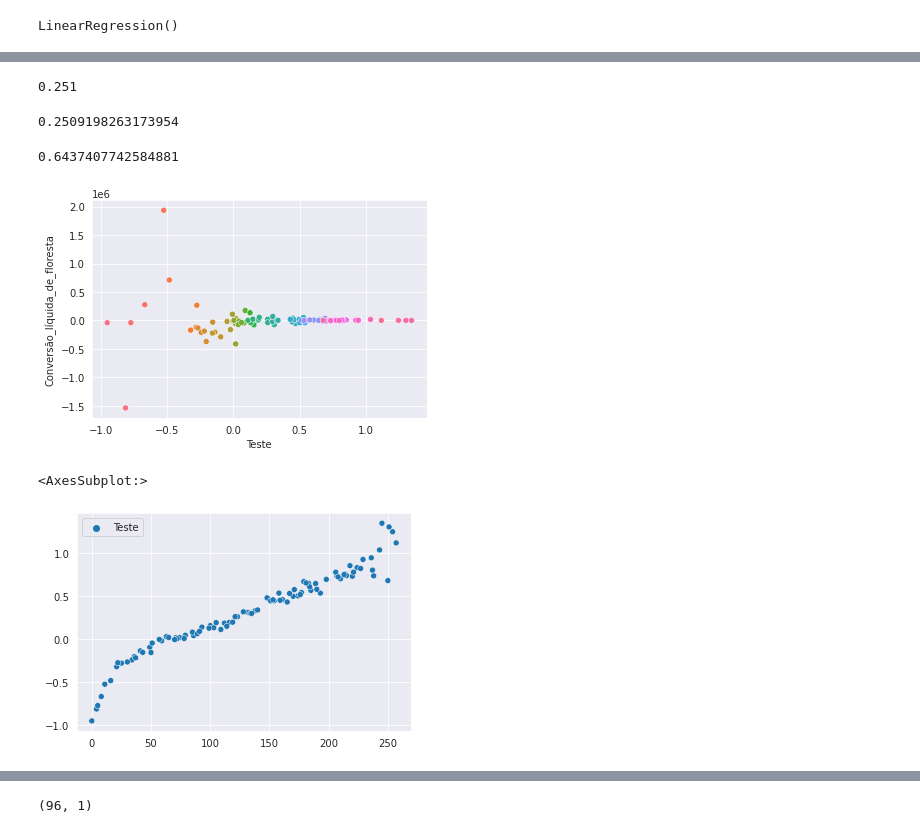
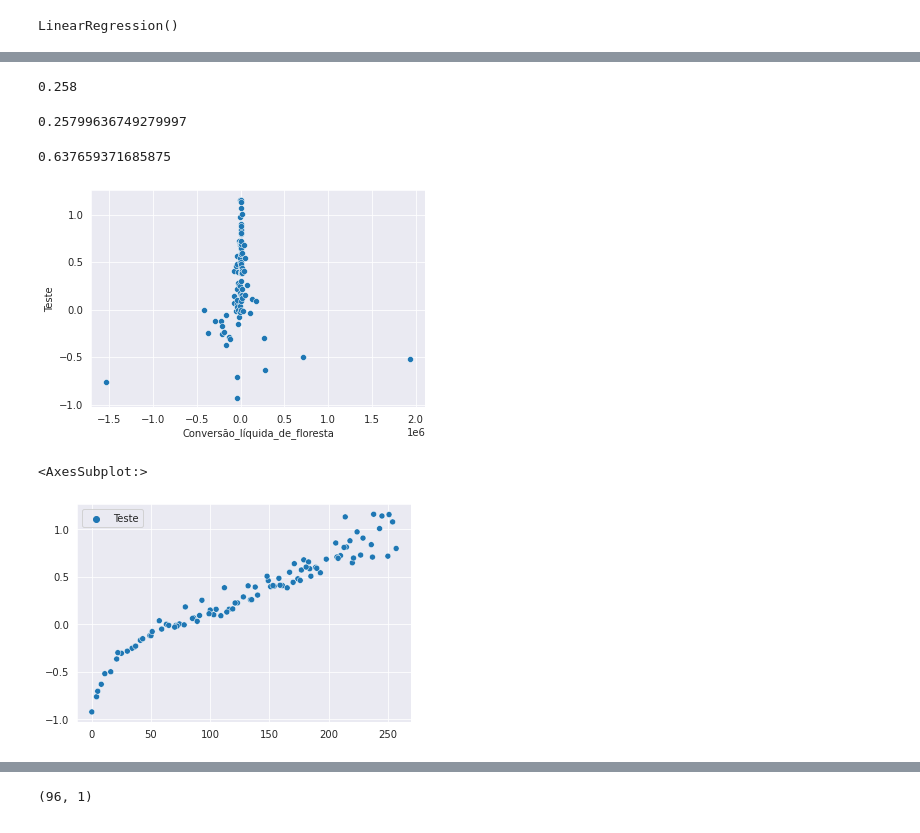
Before and after one commit to luanicaro/Desmatamento, a Jupyter notebook: src/Homework.ipynb, the cells around one changed output, grey strips where cells are left out. Cells and saved outputs as stored; diff of their text form; code cells hidden in the pictures.

```diff
--- a/src/Homework.ipynb
+++ b/src/Homework.ipynb
@@ -301,11 +274,12 @@ data_test = data[(data['Ano']== 2010)]
 # %% [markdown]
 ### Treino
 # %%
-data_string_train, data_value_train,  y_train, target_train = separaData(data)
+data_string_train, data_value_train,  y_train, target_train = separaData(data_train)
 def trataDados(data_value, y):
     data_value = tiraDistorcao(data_value)
     y, data_y = yeo_johnson(y)
     data_value, y = spatialSign(data_value, y, data_y)
     return data_value, y
+data_value_train.drop(columns=['População'], inplace=True)
 # %%
 X_train, y_train = trataDados(data_value_train, y_train)
@@ -314,3 +286,4 @@ X_train, y_train = trataDados(data_value_train, y_train)
 # %%
 data_string_test, data_value_test,  y_test, target_test = separaData(data_test)
+data_value_test.drop(columns=['População'], inplace=True)
 X_test, y_test = trataDados(data_value_test, y_test)
@@ -348,27 +335,27 @@ R² = 0.249
 y_previsto = modelo.predict(X_test)
 metrics.r2_score(y_test, y_previsto).round(3)
 # %% [output]
-0.251
+0.258
 # %%
 pipe = make_pipeline(StandardScaler(), LinearRegression())
 pipe.fit(X_train, y_train)
 pipe.score(X_test, y_test)
 # %% [output]
-0.2509198263173954
+0.25799636749279997
 # %%
 error = metrics.mean_squared_error(y_test, y_previsto)
 error
 # %% [output]
-0.6437407742584881
+0.637659371685875
 # %%
 y_previsto = pd.DataFrame(y_previsto, index=y_test.index, columns=['Teste'])
 df = pd.concat([data_test, y_previsto], axis=1)
-df.sort_values(['Área_de_Floresta'], ascending=False, inplace=True)
-g = sns.scatterplot(x='Teste', y='Conversão_líquida_de_floresta', data=df, hue=df.Entidade, legend=False)
+#df.sort_values(['Área_de_Floresta'], ascending=False, inplace=True)
+g = sns.scatterplot(x='Conversão_líquida_de_floresta', y='Teste', data=df, legend=False)
 # %% [output]
-[figure, old version]
+[figure, new version]
 # %%
 sns.scatterplot(data=y_previsto)
 # %% [output]
 <AxesSubplot:>
-[figure, old version]
+[figure, new version]
```
Also changed, not shown: parts of 55 cells of this notebook.
